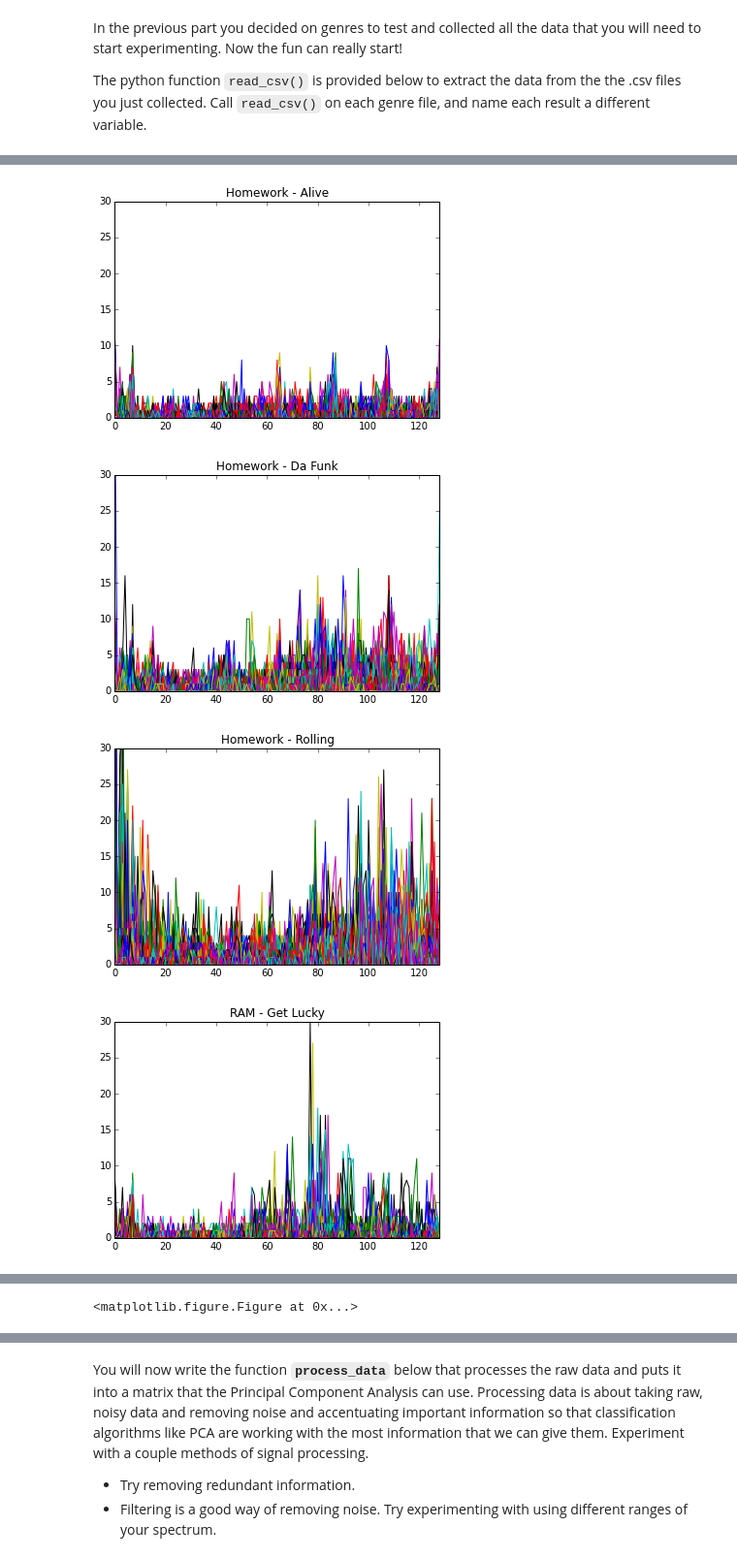
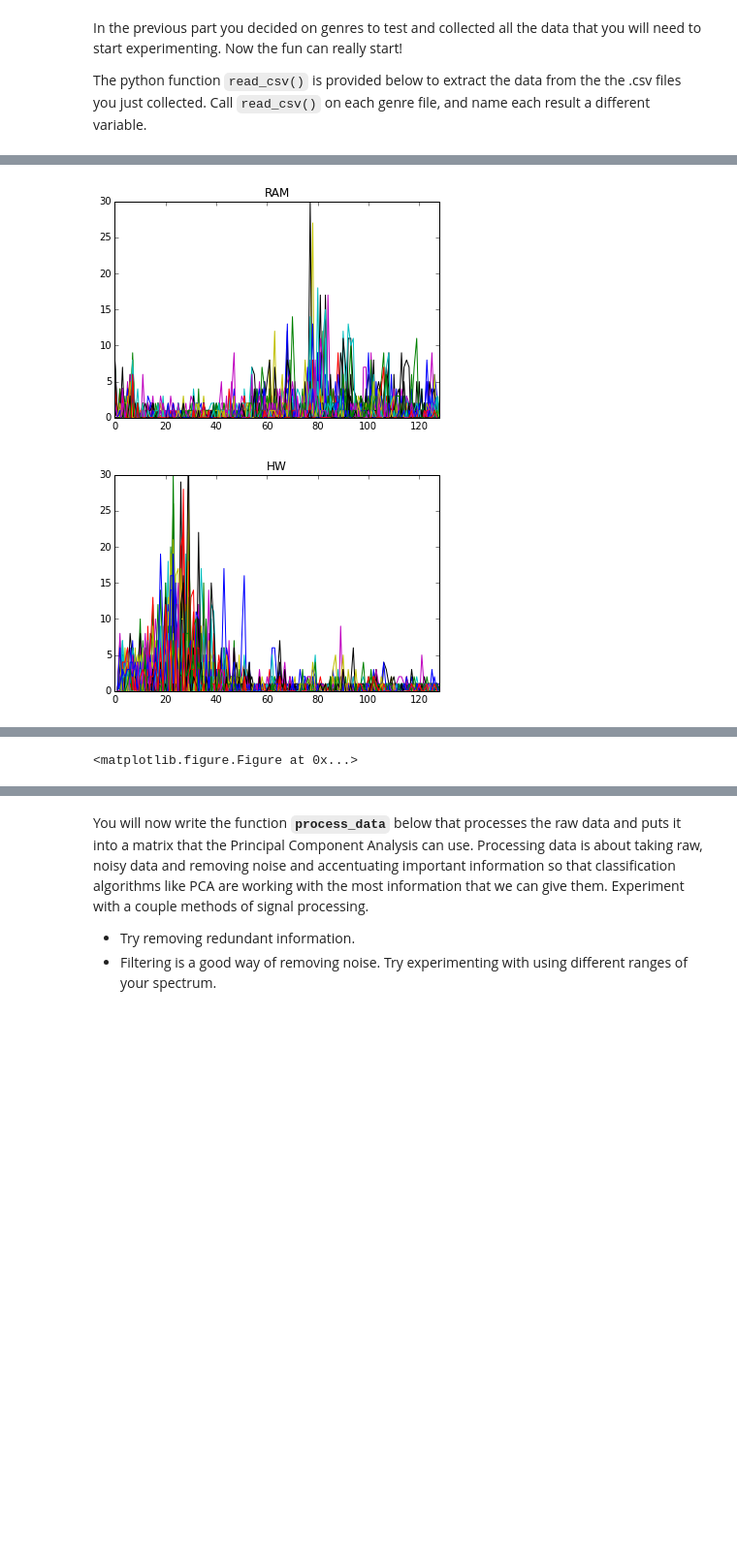
Before and after one commit to phlip9/ee16b-SIXT33N, a Jupyter notebook: SIXT33N-PCA-music.ipynb, the cells around one changed output, grey strips where cells are left out. Shown: that part at 97% size. Saved outputs shown, nothing was run; the diff lists cells and outputs as text; code cells hidden in the pictures; blank space fills up the shorter version.

```diff
--- a/SIXT33N-PCA-music.ipynb
+++ b/SIXT33N-PCA-music.ipynb
@@ -172,8 +173,8 @@ ram = np.vstack([
     ])
 """
 
-hw = read_csv('DAFT_PUNK/hw.csv')
-ram = read_csv('DAFT_PUNK/mm.csv')
+ram = read_csv('DAFT_PUNK/DP_RAM_get_lucky.csv')
+hw = read_csv('DAFT_PUNK/mm.csv')
 
 
 print('hw.shape =', hw.shape)
@@ -197,31 +198,29 @@ ram.shape = (164, 256)
 # %%
 # Plot the readings
 
 x0, x1 = 0, 128
 y0, y1 = 0, 30
 
-for clip in clips:
-    plt.xlim(x0, x1)
-    plt.ylim(y0, y1)
-    plt.title(clip[0])
-    plt.plot(clip[1].T)
-    plt.figure()
+#for clip in clips:
+#    plt.xlim(x0, x1)
+#    plt.ylim(y0, y1)
+#    plt.title(clip[0])
+#    plt.plot(clip[1].T)
+#    plt.figure()
 
 plt.xlim(x0, x1)
 plt.ylim(y0, y1)
 plt.title("RAM")
 plt.plot(ram.T)
 plt.figure()
 
 plt.xlim(x0, x1)
 plt.ylim(y0, y1)
 plt.title("HW")
 plt.plot(hw.T)
 plt.figure()
 
 plt.show()
 # %% [output]
-[figure, old version]
+[figure, new version]
-[figure, old version]
+[figure, new version]
-[figure, removed]
-[figure, removed]
```
Also changed, not shown: parts of 18 cells of this notebook.
